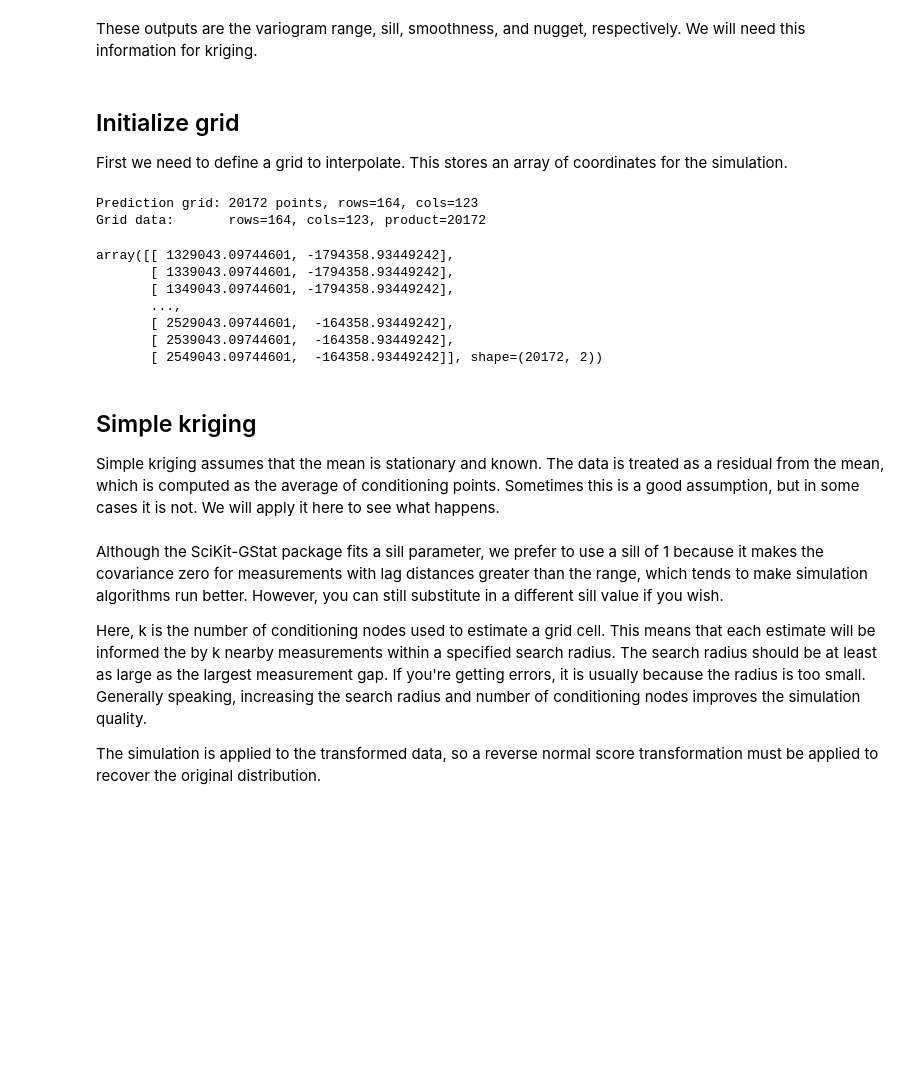
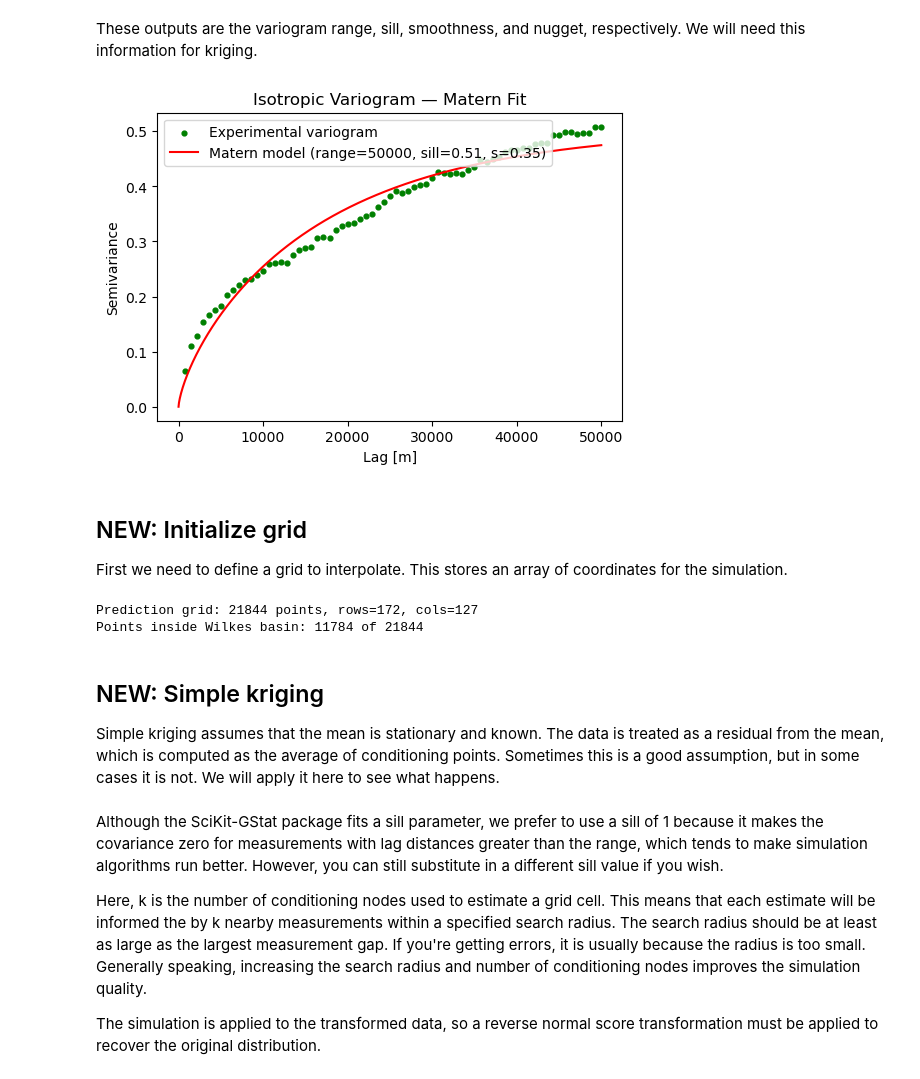
Before and after one commit to elizadawson/gstatsimbook, a Jupyter notebook: 3_Simple_kriging_and_ordinary_kriging.ipynb, the cells around one changed output. Saved outputs shown, nothing was run; the diff lists cells and outputs as text; code cells hidden in the pictures; blank space fills up the shorter version.

```diff
--- a/3_Simple_kriging_and_ordinary_kriging.ipynb
+++ b/3_Simple_kriging_and_ordinary_kriging.ipynb
@@ -87,33 +108,57 @@ Variogram parameters (range, sill, smoothness, nugget): [np.float64(49999.988683
 Gridded points for kriging: 5101
 # %% [markdown]
 These outputs are the variogram range, sill, smoothness, and nugget, respectively. We will need this information for kriging.
+# %%
+# plot experimental variogram with fitted matern model
+vrange = V1.parameters[0]
+vsill = V1.parameters[1]
+vsmooth = 0.35 # V1.parameters[2]
+vnugget = V1.parameters[3]
+
+xdata = V1.bins
+ydata = V1.experimental
+
+xi = np.linspace(0, xdata[-1], 1000)
+y_model = [models.matern(h, vrange, vsill, vsmooth, vnugget) for h in xi]
+
+plt.figure(figsize=(6,4))
+plt.scatter(xdata, ydata, s=12, c='g', label='Experimental variogram')
+plt.plot(xi, y_model, '-r', label=f'Matern model (range={vrange:.0f}, sill={vsill:.2f}, s={vsmooth:.2f})')
+plt.title('Isotropic Variogram — Matern Fit')
+plt.xlabel('Lag [m]'); plt.ylabel('Semivariance')
+plt.legend(loc='upper left')
+plt.show()
+# %% [output]
+[figure, added]
 # %% [markdown]
-## Initialize grid
+## NEW: Initialize grid
 
 First we need to define a grid to interpolate. This stores an array of coordinates for the simulation.
-# %%
-# define coordinate grid — use make_grid (same as grid_data) to ensure rows/cols match
-xmin = gdf['X'].min(); xmax = gdf['X'].max()
-ymin = gdf['Y'].min(); ymax = gdf['Y'].max()
-
-Pred_grid_xy, pred_cols, pred_rows = gs.Gridding.make_grid(xmin, xmax, ymin, ymax, res)
-print(f"Prediction grid: {len(Pred_grid_xy)} points, rows={pred_rows}, cols={pred_cols}")
-print(f"Grid data:       rows={rows}, cols={cols}, product={rows*cols}")
-# %% [output]
-Prediction grid: 20172 points, rows=164, cols=123
-Grid data:       rows=164, cols=123, product=20172
-# %%
-Pred_grid_xy
-# %% [output]
-array([[ 1329043.09744601, -1794358.93449242],
-       [ 1339043.09744601, -1794358.93449242],
-       [ 1349043.09744601, -1794358.93449242],
-       ...,
-       [ 2529043.09744601,  -164358.93449242],
-       [ 2539043.09744601,  -164358.93449242],
-       [ 2549043.09744601,  -164358.93449242]], shape=(20172, 2))
+# %%
+# define coordinate grid based on full shapefile extent (not just data extent)
+wilkes_bounds = wilkes.total_bounds  # [xmin, ymin, xmax, ymax]
+xmin = wilkes_bounds[0]; xmax = wilkes_bounds[2]
+ymin = wilkes_bounds[1]; ymax = wilkes_bounds[3]
+
+Pred_grid_xy, pred_cols, pred_rows = gs.Gridding.make_grid(xmin, xmax, ymin, ymax, res)
+# use prediction grid rows/cols for plotting (may differ from grid_data's rows/cols)
+rows = pred_rows
+cols = pred_cols
+print(f"Prediction grid: {len(Pred_grid_xy)} points, rows={rows}, cols={cols}")
+
+# create mask for cells inside the Wilkes basin shapefile
+from shapely.geometry import Point
+pred_gdf = gpd.GeoDataFrame(
+    geometry=[Point(x, y) for x, y in Pred_grid_xy],
+    crs=gdf.crs
+)
+inside_mask = pred_gdf.within(wilkes.union_all())
+print(f"Points inside Wilkes basin: {inside_mask.sum()} of {len(Pred_grid_xy)}")
+# %% [output]
+Prediction grid: 21844 points, rows=172, cols=127
+Points inside Wilkes basin: 11784 of 21844
 # %% [markdown]
-## Simple kriging
+## NEW: Simple kriging
 
 Simple kriging assumes that the mean is stationary and known. The data is treated as a residual from the mean, which is computed as the average of conditioning points. Sometimes this is a good assumption, but in some cases it is not. We will apply it here to see what happens.
 # %%
```
Also changed, not shown: parts of 12 cells of this notebook.
